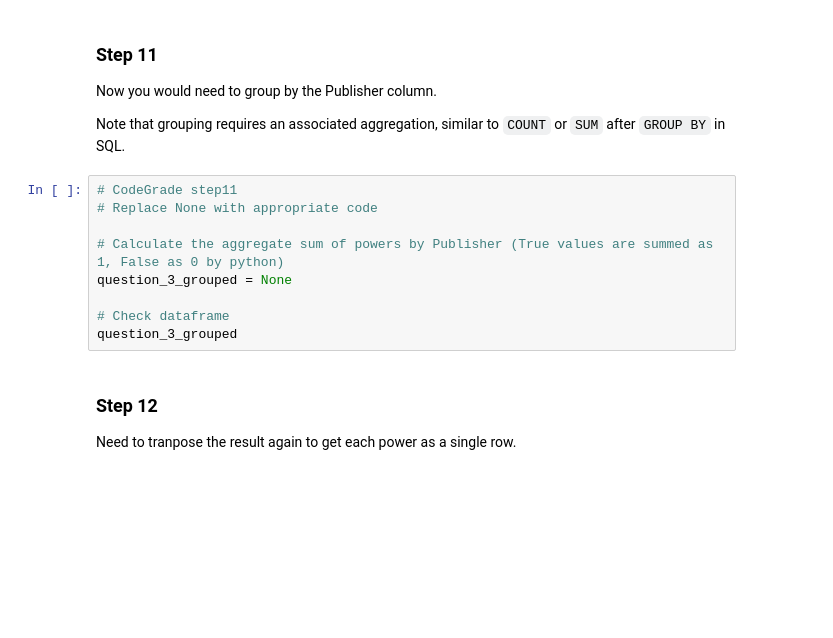
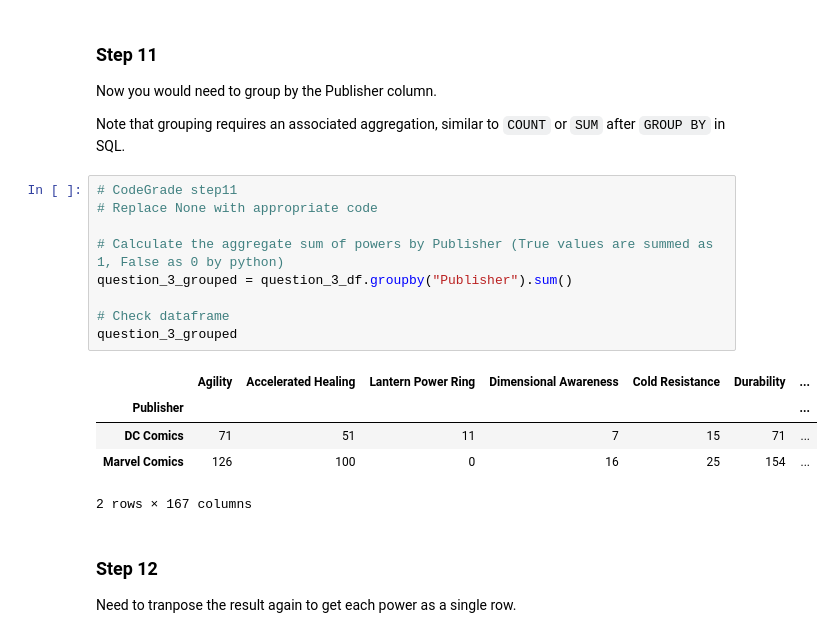
Before and after one commit to stevemosethegoat/Lab6, a Jupyter notebook: DS_Course0_Week1_Module5_DataPy.ipynb, the cells around one changed output. Saved outputs shown, nothing was run; the diff lists cells and outputs as text; blank space fills up the shorter version.

```diff
--- a/DS_Course0_Week1_Module5_DataPy.ipynb
+++ b/DS_Course0_Week1_Module5_DataPy.ipynb
@@ -568,12 +577,18 @@ Note that grouping requires an associated aggregation, similar to `COUNT` or `SU
 # %%
 # CodeGrade step11
 # Replace None with appropriate code
 
 # Calculate the aggregate sum of powers by Publisher (True values are summed as 1, False as 0 by python)
-question_3_grouped = None
+question_3_grouped = question_3_df.groupby("Publisher").sum()
 
 # Check dataframe
 question_3_grouped
+# %% [output]
+|  | Agility | Accelerated Healing | Lantern Power Ring | Dimensional Awareness | Cold Resistance | Durability | ... |
+| Publisher |  |  |  |  |  |  | ... |
+| DC Comics | 71 | 51 | 11 | 7 | 15 | 71 | ... |
+| Marvel Comics | 126 | 100 | 0 | 16 | 25 | 154 | ... |
+2 rows × 167 columns
 # %% [markdown]
 ### Step 12
 
```
Also changed, not shown: parts of 6 cells of this notebook.
